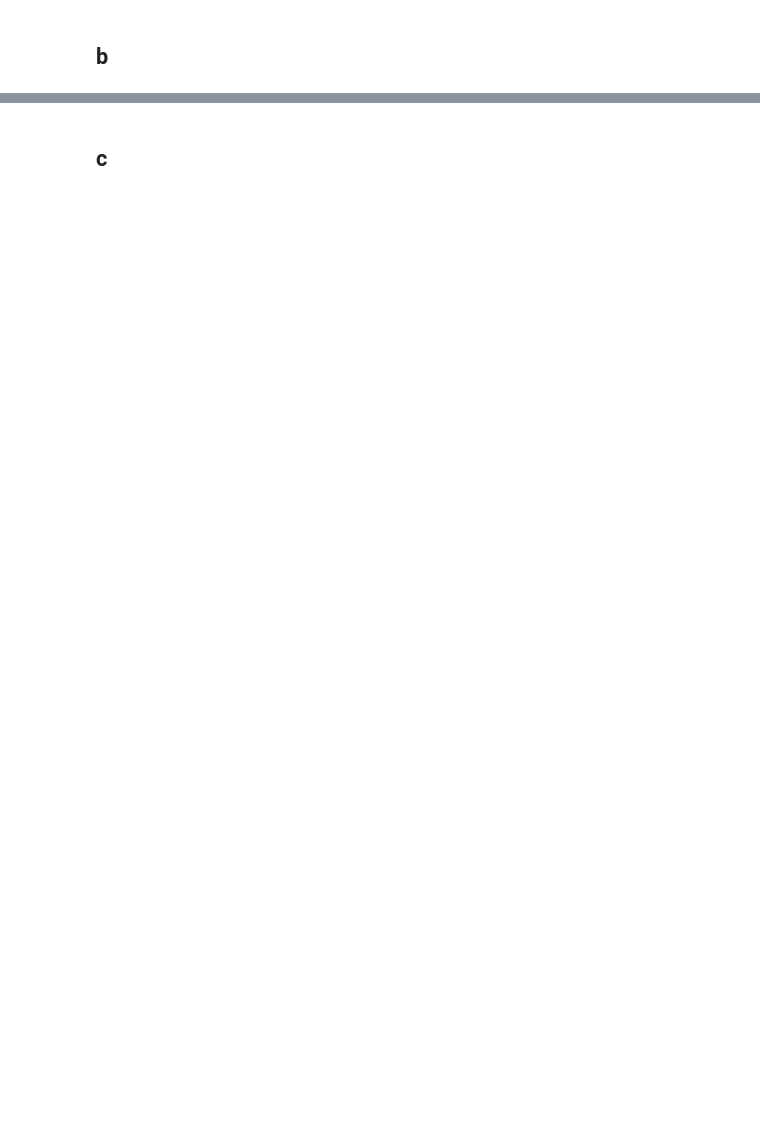
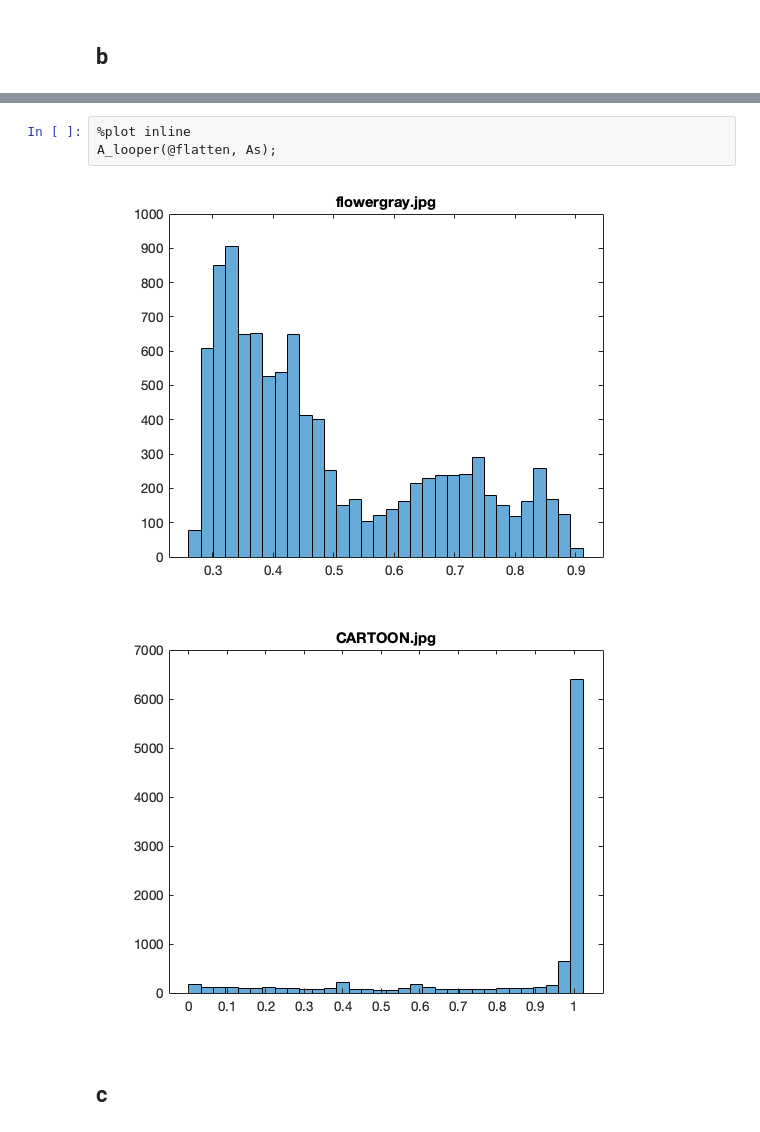
Before and after one commit to SIGUSRz/VisualComp, a Jupyter notebook: HW1/Main.ipynb, the cells around one changed output, grey strips where cells are left out. Cells and saved outputs as stored; diff of their text form; blank space fills up the shorter version.

```diff
--- a/HW1/Main.ipynb
+++ b/HW1/Main.ipynb
@@ -28,3 +79,9 @@ histogram(A, 32)
+# %%
+%plot inline
+A_looper(@flatten, As);
+# %% [output]
+[figure, added]
+[figure, added]
 # %% [markdown]
 ## c
 # %%
```
Also changed, not shown: parts of 20 cells of this notebook.
